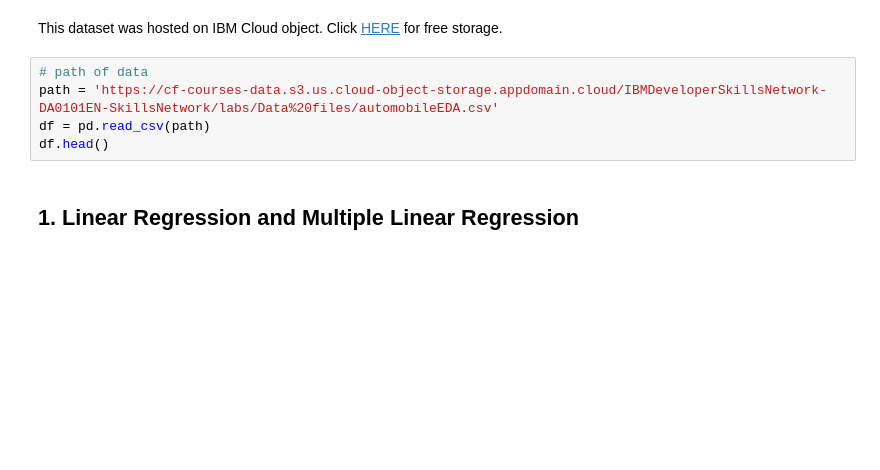
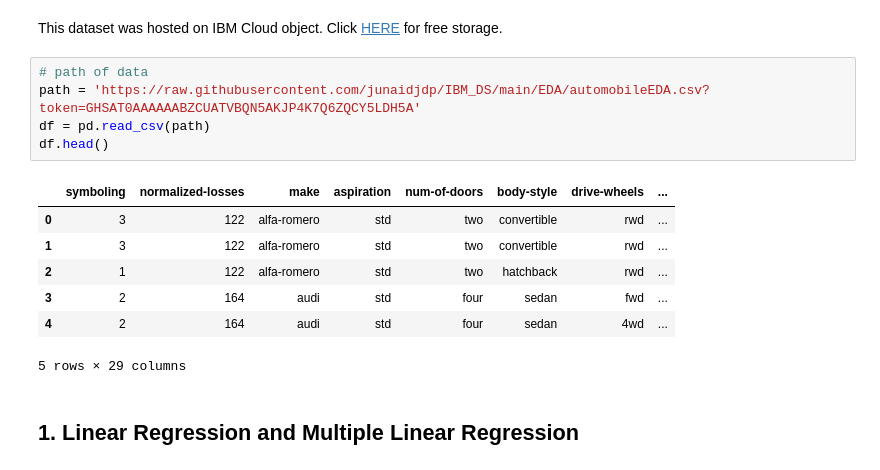
Before and after one commit to junaidjdp/IBM_DS, a Jupyter notebook: EDA/Module 4_DA0101EN-4-Review-Model-Development.ipynb, the cells around one changed output. Saved outputs shown, nothing was run; the diff lists cells and outputs as text; blank space fills up the shorter version.

```diff
--- a/EDA/Module 4_DA0101EN-4-Review-Model-Development.ipynb
+++ b/EDA/Module 4_DA0101EN-4-Review-Model-Development.ipynb
@@ -45,9 +45,17 @@ Load the data and store it in dataframe `df`:
 This dataset was hosted on IBM Cloud object. Click <a href="https://cocl.us/DA101EN_object_storage?utm_medium=Exinfluencer&utm_source=Exinfluencer&utm_content=000026UJ&utm_term=10006555&utm_id=NA-SkillsNetwork-Channel-SkillsNetworkCoursesIBMDeveloperSkillsNetworkDA0101ENSkillsNetwork20235326-2022-01-01">HERE</a> for free storage.
 # %%
 # path of data
-path = 'https://cf-courses-data.s3.us.cloud-object-storage.appdomain.cloud/IBMDeveloperSkillsNetwork-DA0101EN-SkillsNetwork/labs/Data%20files/automobileEDA.csv'
+path = 'https://raw.githubusercontent.com/junaidjdp/IBM_DS/main/EDA/automobileEDA.csv?token=GHSAT0AAAAAABZCUATVBQN5AKJP4K7Q6ZQCY5LDH5A'
 df = pd.read_csv(path)
 df.head()
+# %% [output]
+|  | symboling | normalized-losses | make | aspiration | num-of-doors | body-style | drive-wheels | ... |
+| 0 | 3 | 122 | alfa-romero | std | two | convertible | rwd | ... |
+| 1 | 3 | 122 | alfa-romero | std | two | convertible | rwd | ... |
+| 2 | 1 | 122 | alfa-romero | std | two | hatchback | rwd | ... |
+| 3 | 2 | 164 | audi | std | four | sedan | fwd | ... |
+| 4 | 2 | 164 | audi | std | four | sedan | 4wd | ... |
+5 rows × 29 columns
 # %% [markdown]
 <h2>1. Linear Regression and Multiple Linear Regression</h2>
 # %% [markdown]
```
Also changed, not shown: parts of 42 cells of this notebook.
